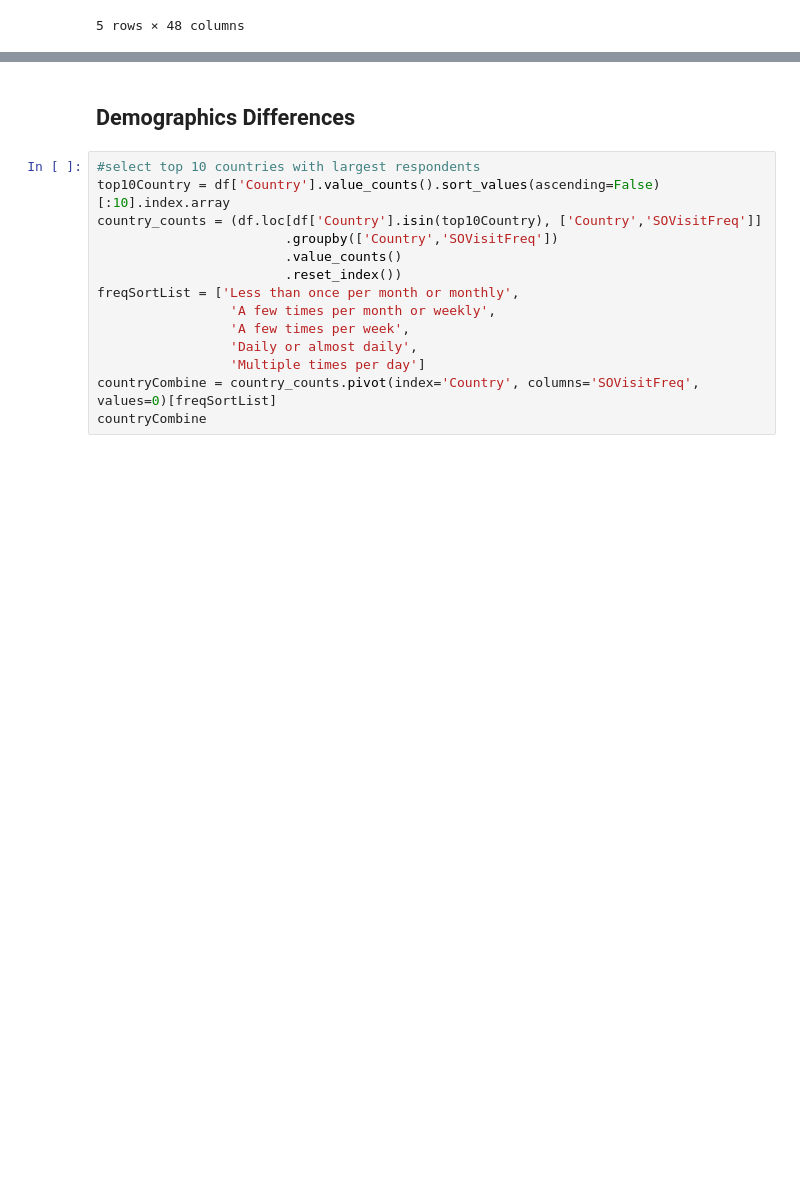
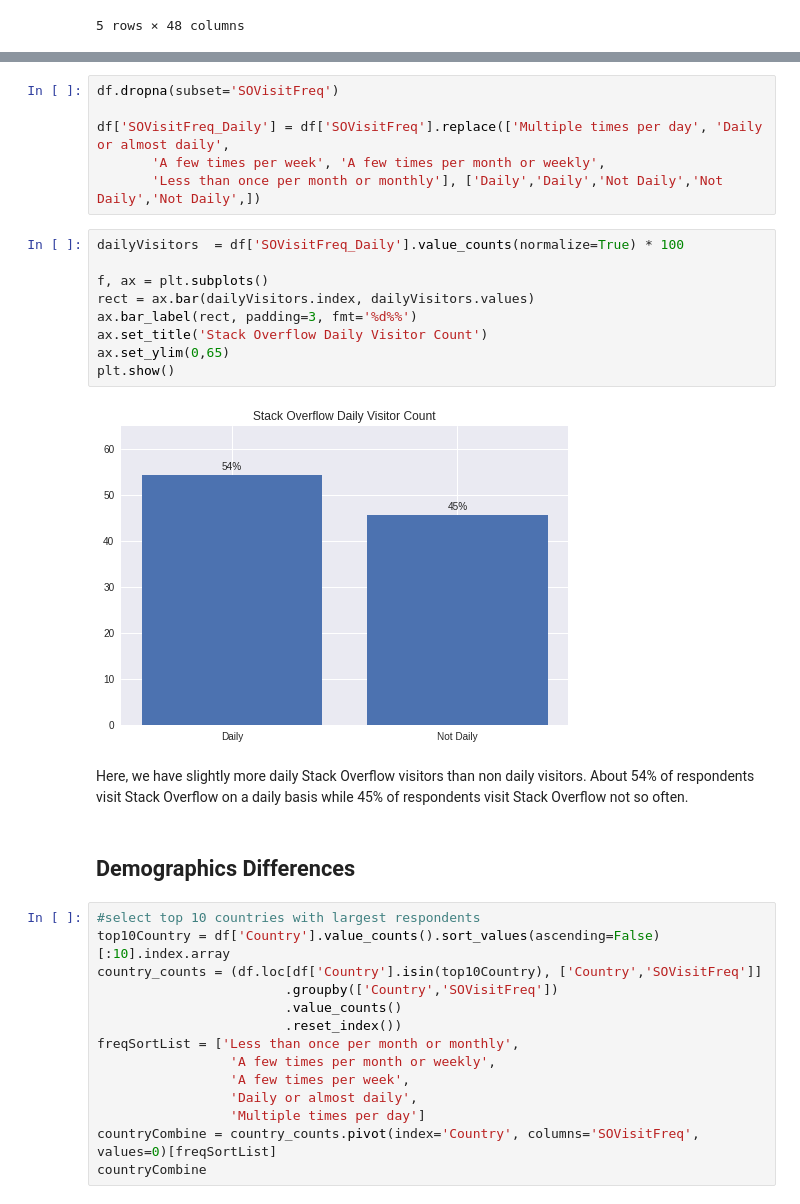
Before and after one commit to sknrendra/2021-stackoverflow-developer-survey-analysis, a Jupyter notebook: stackoverflow_most_often_visitor.ipynb, the cells around one changed output, grey strips where cells are left out. Saved outputs shown, nothing was run; the diff lists cells and outputs as text; blank space fills up the shorter version.

```diff
--- a/stackoverflow_most_often_visitor.ipynb
+++ b/stackoverflow_most_often_visitor.ipynb
@@ -60,3 +71,22 @@ Note that Stack Overflow don't force respondents to answer these two questions,
+# %%
+df.dropna(subset='SOVisitFreq')
+
+df['SOVisitFreq_Daily'] = df['SOVisitFreq'].replace(['Multiple times per day', 'Daily or almost daily',
+       'A few times per week', 'A few times per month or weekly',
+       'Less than once per month or monthly'], ['Daily','Daily','Not Daily','Not Daily','Not Daily',])
+# %%
+dailyVisitors  = df['SOVisitFreq_Daily'].value_counts(normalize=True) * 100
+
+f, ax = plt.subplots()
+rect = ax.bar(dailyVisitors.index, dailyVisitors.values)
+ax.bar_label(rect, padding=3, fmt='%d%%')
+ax.set_title('Stack Overflow Daily Visitor Count')
+ax.set_ylim(0,65)
+plt.show()
+# %% [output]
+[figure, added]
+# %% [markdown]
+Here, we have slightly more daily Stack Overflow visitors than non daily visitors. About 54% of respondents visit Stack Overflow on a daily basis while 45% of respondents visit Stack Overflow not so often.
 # %% [markdown]
 ## Demographics Differences
 # %%
```
Also changed, not shown: parts of 11 cells of this notebook.
